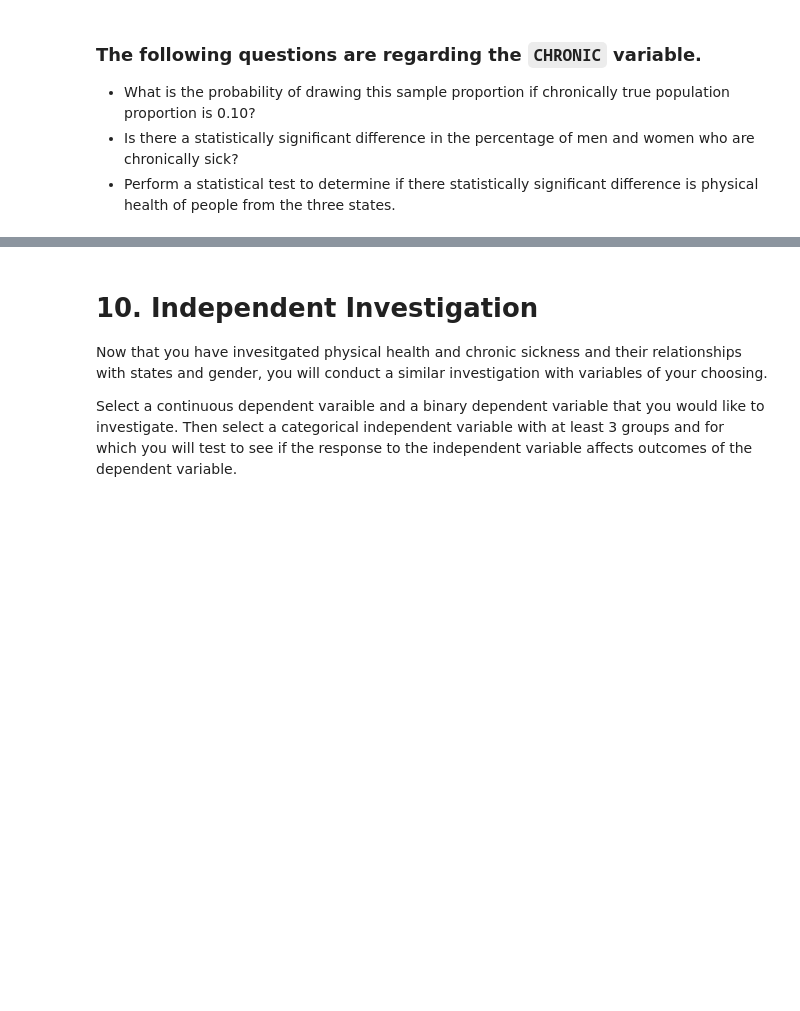
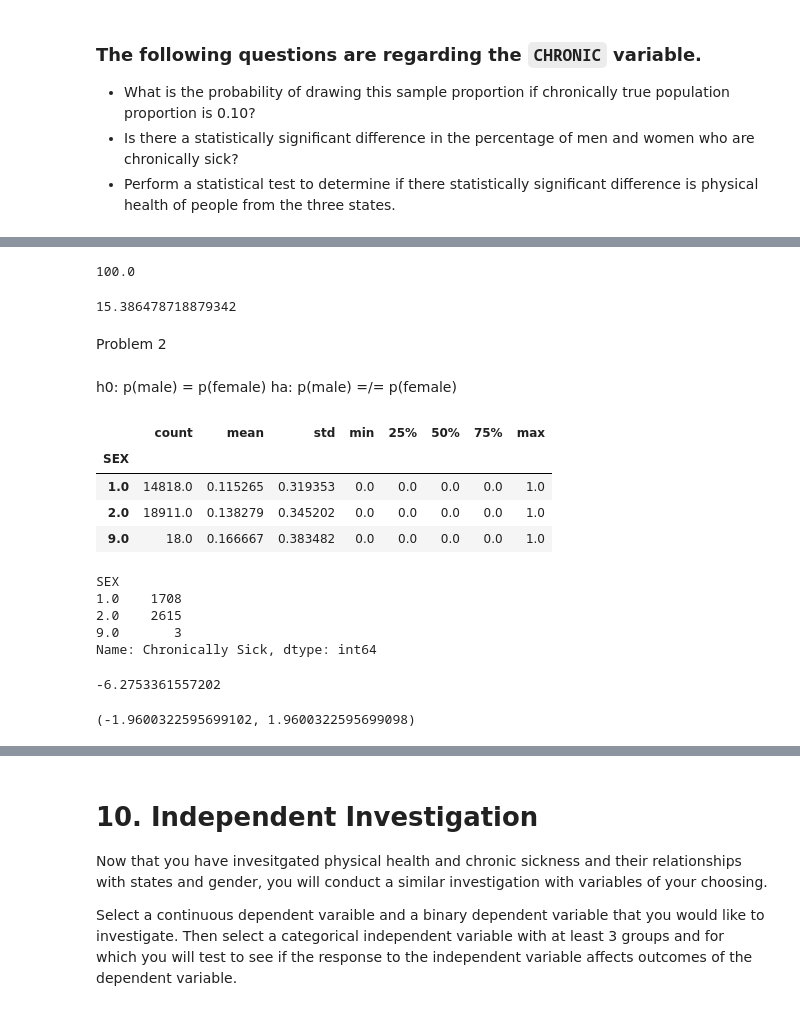
Before and after one commit to Ahila700/nyc-ds-033020-lectures, a Jupyter notebook: Mod_1/STATS_case_study/Stats_project.ipynb, the cells around one changed output, grey strips where cells are left out. Drawn from its saved outputs; the diff is of its cells as text; code cells hidden in the pictures; blank space fills up the shorter version.

```diff
--- a/Mod_1/STATS_case_study/Stats_project.ipynb
+++ b/Mod_1/STATS_case_study/Stats_project.ipynb
@@ -463,0 +634,12 @@ df.plot.scatter(x = 'PHYSHLTH', y = 'Alc_cons')
+# %%
+z_state = (.128 - .1) / (.3343 / (33747**.5))
+print(scs.norm.cdf(z_state)*100)
+z_state
+# %% [output]
+100.0
+15.386478718879342
+# %% [markdown]
+Problem 2
+# %% [markdown]
+h0: p(male) = p(female)
+ha: p(male) =/= p(female)
@@ -463,0 +654,29 @@ df.plot.scatter(x = 'PHYSHLTH', y = 'Alc_cons')
+# %%
+df.groupby(['SEX'])['Chronically Sick'].describe()
+# %% [output]
+|  | count | mean | std | min | 25% | 50% | 75% | max |
+| SEX |  |  |  |  |  |  |  |  |
+| 1.0 | 14818.0 | 0.115265 | 0.319353 | 0.0 | 0.0 | 0.0 | 0.0 | 1.0 |
+| 2.0 | 18911.0 | 0.138279 | 0.345202 | 0.0 | 0.0 | 0.0 | 0.0 | 1.0 |
+| 9.0 | 18.0 | 0.166667 | 0.383482 | 0.0 | 0.0 | 0.0 | 0.0 | 1.0 |
+# %%
+df.groupby(['SEX'])['Chronically Sick'].sum()
+# %% [output]
+SEX
+1.0    1708
+2.0    2615
+9.0       3
+Name: Chronically Sick, dtype: int64
+# %%
+x1_chronic = 1708
+x2_chronic = 2615
+n1_chronic = 14818
+n2_chronic = 18911
+
+prop_stat_test(x1_chronic, x2_chronic, n1_chronic, n2_chronic)
+# %% [output]
+-6.2753361557202
+# %%
+scs.t.ppf(.025, n), scs.t.ppf(1-0.025, n)
+# %% [output]
+(-1.9600322595699102, 1.9600322595699098)
```
Also changed, not shown: parts of 36 cells of this notebook, 1 other file.
